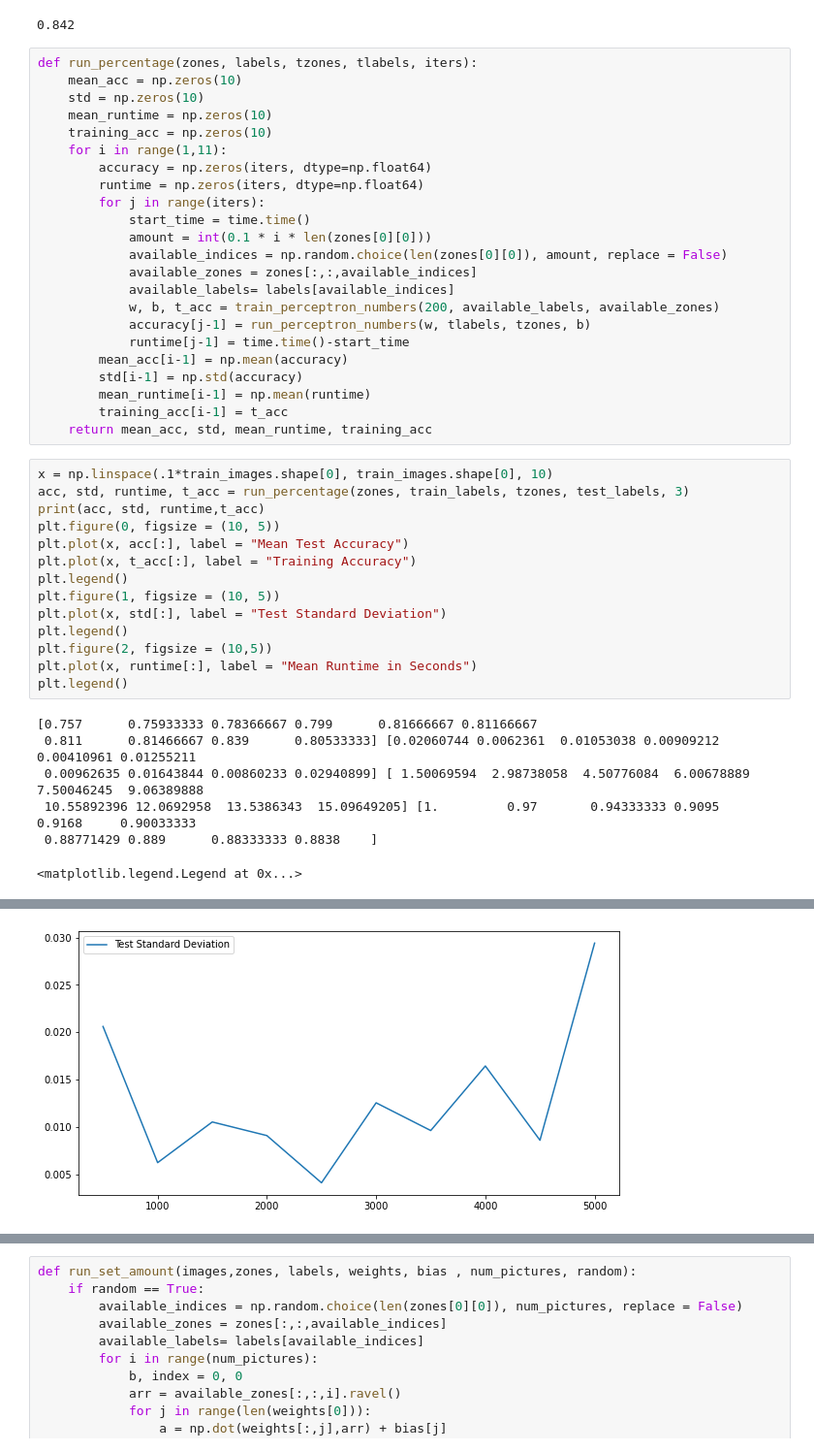
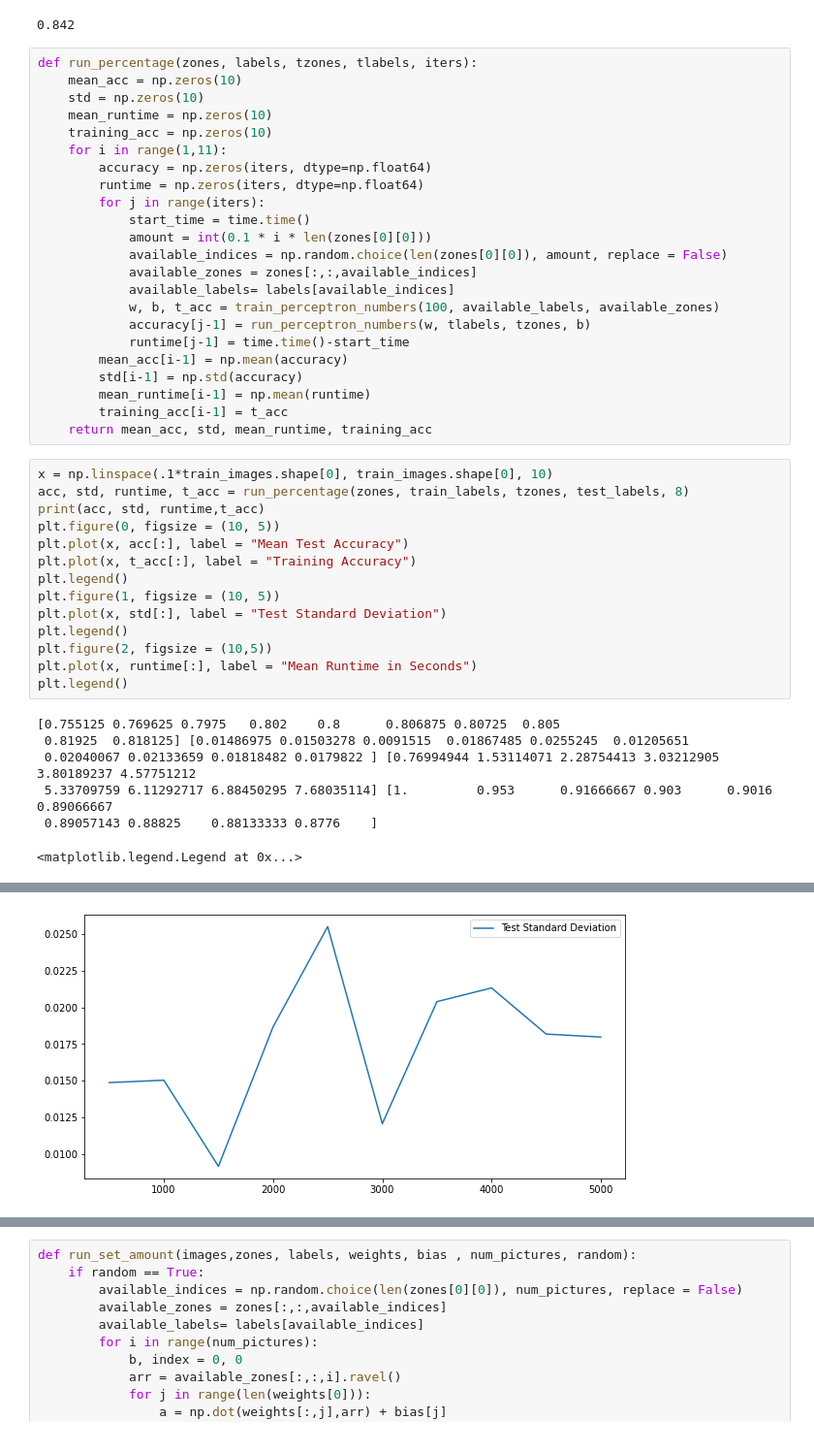
Before and after one commit to DuncanJWood/AI_face_and_digit_classification, a Jupyter notebook: Perceptron_digits.ipynb, the cells around one changed output, grey strips where cells are left out. Shown at 97% size. Drawn from its saved outputs; the diff is of its cells as text.

```diff
--- a/Perceptron_digits.ipynb
+++ b/Perceptron_digits.ipynb
@@ -114,7 +114,7 @@ def run_percentage(zones, labels, tzones, tlabels, iters):
             available_indices = np.random.choice(len(zones[0][0]), amount, replace = False)
             available_zones = zones[:,:,available_indices]
             available_labels= labels[available_indices]
-            w, b, t_acc = train_perceptron_numbers(200, available_labels, available_zones)
+            w, b, t_acc = train_perceptron_numbers(100, available_labels, available_zones)
             accuracy[j-1] = run_perceptron_numbers(w, tlabels, tzones, b)
             runtime[j-1] = time.time()-start_time
         mean_acc[i-1] = np.mean(accuracy)
@@ -124,7 +124,7 @@ def run_percentage(zones, labels, tzones, tlabels, iters):
     return mean_acc, std, mean_runtime, training_acc
 # %%
 x = np.linspace(.1*train_images.shape[0], train_images.shape[0], 10)
-acc, std, runtime, t_acc = run_percentage(zones, train_labels, tzones, test_labels, 3)
+acc, std, runtime, t_acc = run_percentage(zones, train_labels, tzones, test_labels, 8)
 print(acc, std, runtime,t_acc)
 plt.figure(0, figsize = (10, 5))
 plt.plot(x, acc[:], label = "Mean Test Accuracy")
@@ -137,9 +137,9 @@ plt.figure(2, figsize = (10,5))
 plt.plot(x, runtime[:], label = "Mean Runtime in Seconds")
 plt.legend()
 # %% [output]
-[0.757      0.75933333 0.78366667 0.799      0.81666667 0.81166667
- 0.811      0.81466667 0.839      0.80533333] [0.02060744 0.0062361  0.01053038 0.00909212 0.00410961 0.01255211
- 0.00962635 0.01643844 0.00860233 0.02940899] [ 1.50069594  2.98738058  4.50776084  6.00678889  7.50046245  9.06389888
- 10.55892396 12.0692958  13.5386343  15.09649205] [1.         0.97       0.94333333 0.9095     0.9168     0.90033333
- 0.88771429 0.889      0.88333333 0.8838    ]
+[0.755125 0.769625 0.7975   0.802    0.8      0.806875 0.80725  0.805
+ 0.81925  0.818125] [0.01486975 0.01503278 0.0091515  0.01867485 0.0255245  0.01205651
+ 0.02040067 0.02133659 0.01818482 0.0179822 ] [0.76994944 1.53114071 2.28754413 3.03212905 3.80189237 4.57751212
+ 5.33709759 6.11292717 6.88450295 7.68035114] [1.         0.953      0.91666667 0.903      0.9016     0.89066667
+ 0.89057143 0.88825    0.88133333 0.8776    ]
 <matplotlib.legend.Legend at 0x...>
@@ -147 +147 @@ plt.legend()
-[figure, old version]
+[figure, new version]
```
Also changed, not shown: parts of 1 cell of this notebook, 6 other files.
